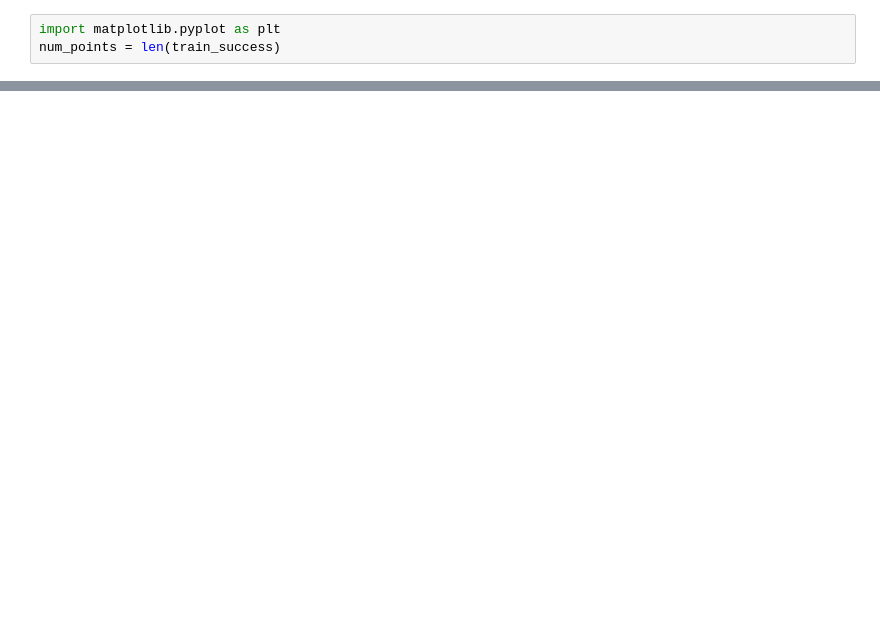
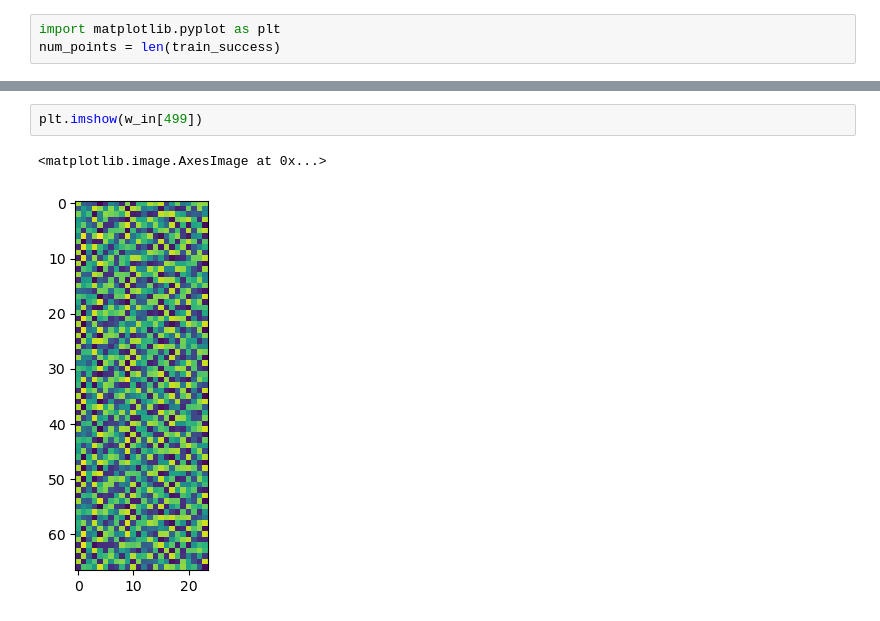
Before and after one commit to mpgussert/Grokking_Exploration, a Jupyter notebook: Grokking.ipynb, the cells around one changed output, grey strips where cells are left out. Cells and saved outputs as stored; diff of their text form; blank space fills up the shorter version.

```diff
--- a/Grokking.ipynb
+++ b/Grokking.ipynb
@@ -169,0 +173,5 @@ plt.plot(np.arange(num_points), test_loss, "r.")
+# %%
+plt.imshow(w_in[499])
+# %% [output]
+<matplotlib.image.AxesImage at 0x...>
+[figure, added]
```
Also changed, not shown: parts of 5 cells of this notebook.
